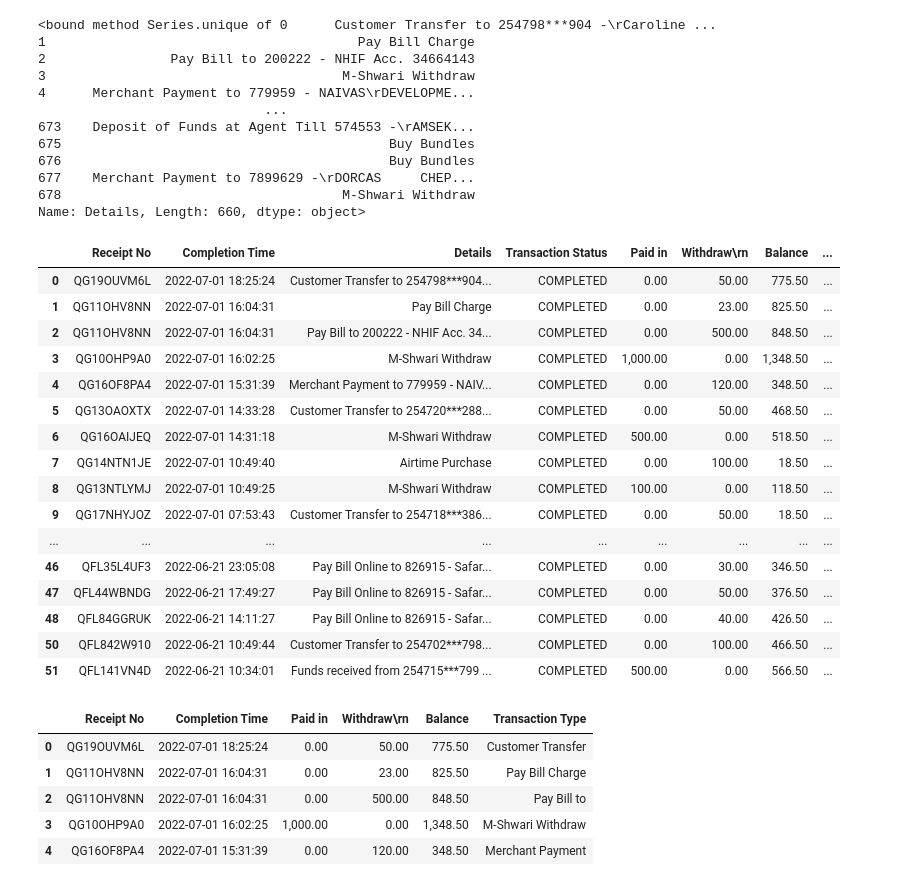
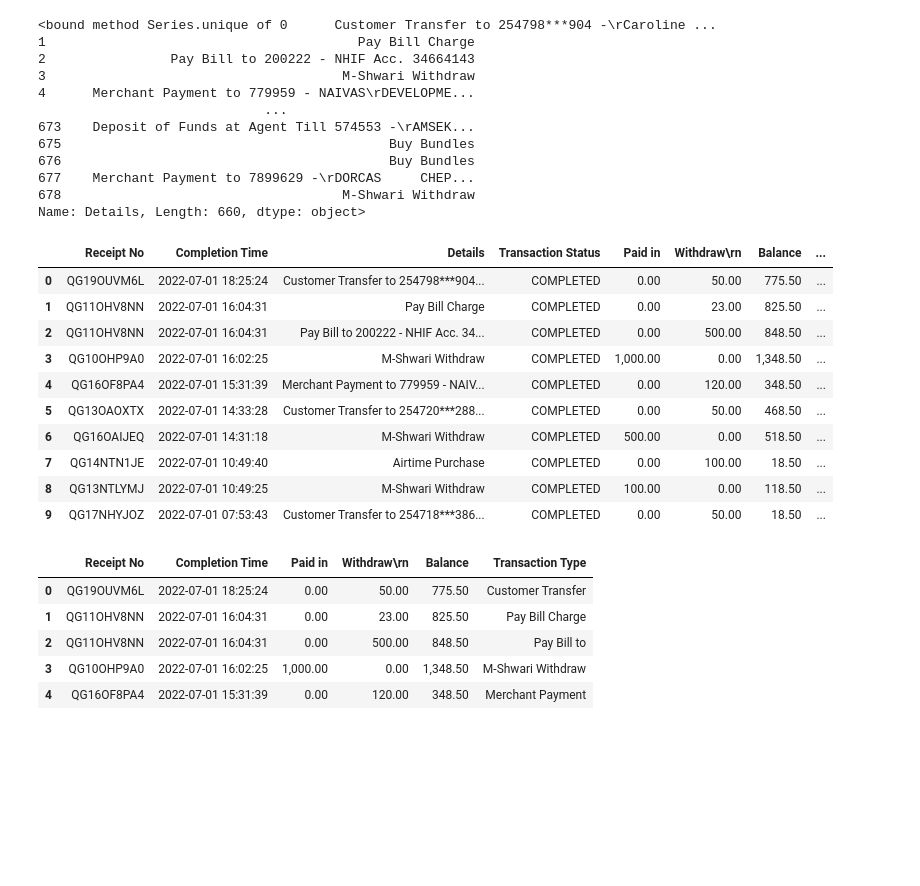
Before and after one commit to Stella-Mutacho/Mpesa-analysis, a Jupyter notebook: notebooks/Extract.ipynb, the cells around one changed output. Drawn from its saved outputs; the diff is of its cells as text; code cells hidden in the pictures; blank space fills up the shorter version.

```diff
--- a/notebooks/Extract.ipynb
+++ b/notebooks/Extract.ipynb
@@ -129,6 +122,10 @@ def read_details(details):
             category= 'Airtime Purchase'
         elif 'Pay Bill to' in row:
             category= 'Pay Bill to'
+        elif 'Pay Utility Reversal' in row:
+            category = 'Pay Utility Reversal'
+        elif 'Customer Payment to Small Business' in row:
+            category= 'Payment to SME'
         else:
             category= row
         detsA.append(category)
@@ -138,25 +135,19 @@ dets= read_details(details)
 # %%
 Clean_data['Transaction Type']=dets
 # %%
-Clean_data.head(50)
+Clean_data.head(10)
 # %% [output]
 |  | Receipt No | Completion Time | Details | Transaction Status | Paid in | Withdraw\rn | Balance | ... |
 | 0 | QG19OUVM6L | 2022-07-01 18:25:24 | Customer Transfer to 254798***904... | COMPLETED | 0.00 | 50.00 | 775.50 | ... |
 | 1 | QG11OHV8NN | 2022-07-01 16:04:31 | Pay Bill Charge | COMPLETED | 0.00 | 23.00 | 825.50 | ... |
 | 2 | QG11OHV8NN | 2022-07-01 16:04:31 | Pay Bill to 200222 - NHIF Acc. 34... | COMPLETED | 0.00 | 500.00 | 848.50 | ... |
 | 3 | QG10OHP9A0 | 2022-07-01 16:02:25 | M-Shwari Withdraw | COMPLETED | 1,000.00 | 0.00 | 1,348.50 | ... |
 | 4 | QG16OF8PA4 | 2022-07-01 15:31:39 | Merchant Payment to 779959 - NAIV... | COMPLETED | 0.00 | 120.00 | 348.50 | ... |
 | 5 | QG13OAOXTX | 2022-07-01 14:33:28 | Customer Transfer to 254720***288... | COMPLETED | 0.00 | 50.00 | 468.50 | ... |
 | 6 | QG16OAIJEQ | 2022-07-01 14:31:18 | M-Shwari Withdraw | COMPLETED | 500.00 | 0.00 | 518.50 | ... |
 | 7 | QG14NTN1JE | 2022-07-01 10:49:40 | Airtime Purchase | COMPLETED | 0.00 | 100.00 | 18.50 | ... |
 | 8 | QG13NTLYMJ | 2022-07-01 10:49:25 | M-Shwari Withdraw | COMPLETED | 100.00 | 0.00 | 118.50 | ... |
 | 9 | QG17NHYJOZ | 2022-07-01 07:53:43 | Customer Transfer to 254718***386... | COMPLETED | 0.00 | 50.00 | 18.50 | ... |
-| ... | ... | ... | ... | ... | ... | ... | ... | ... |
-| 46 | QFL35L4UF3 | 2022-06-21 23:05:08 | Pay Bill Online to 826915 - Safar... | COMPLETED | 0.00 | 30.00 | 346.50 | ... |
-| 47 | QFL44WBNDG | 2022-06-21 17:49:27 | Pay Bill Online to 826915 - Safar... | COMPLETED | 0.00 | 50.00 | 376.50 | ... |
-| 48 | QFL84GGRUK | 2022-06-21 14:11:27 | Pay Bill Online to 826915 - Safar... | COMPLETED | 0.00 | 40.00 | 426.50 | ... |
-| 50 | QFL842W910 | 2022-06-21 10:49:44 | Customer Transfer to 254702***798... | COMPLETED | 0.00 | 100.00 | 466.50 | ... |
-| 51 | QFL141VN4D | 2022-06-21 10:34:01 | Funds received from 254715***799 ... | COMPLETED | 500.00 | 0.00 | 566.50 | ... |
 # %%
 Data= cleaner.drop_columns(Clean_data,['Transaction Status','Details'])
 # %%
```
Also changed, not shown: parts of 7 cells of this notebook.
